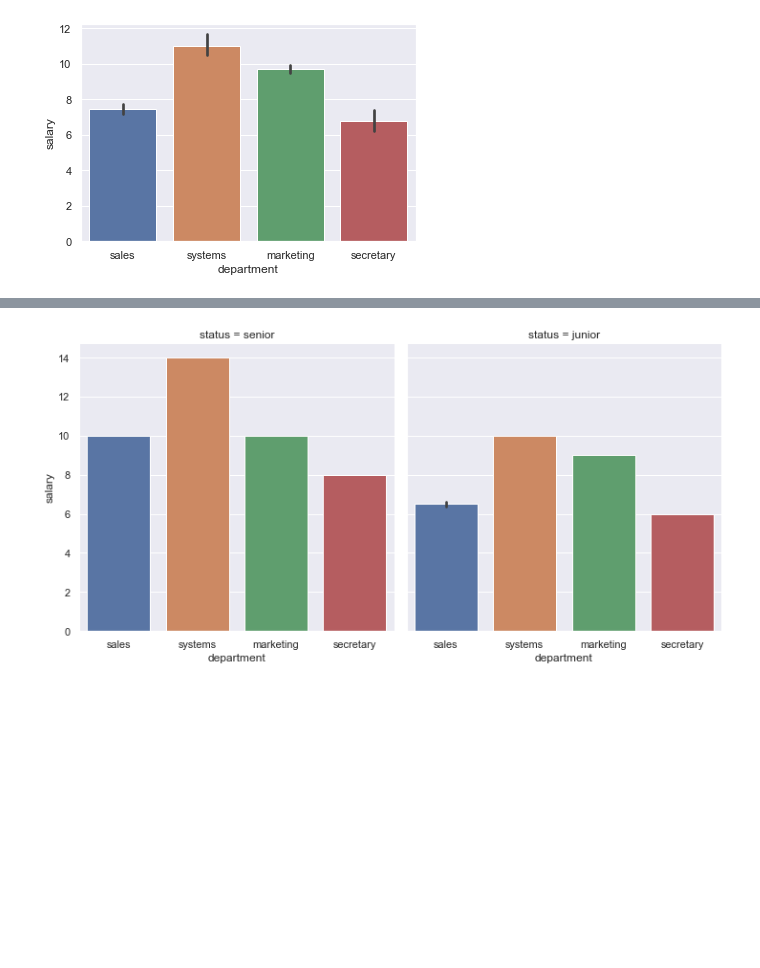
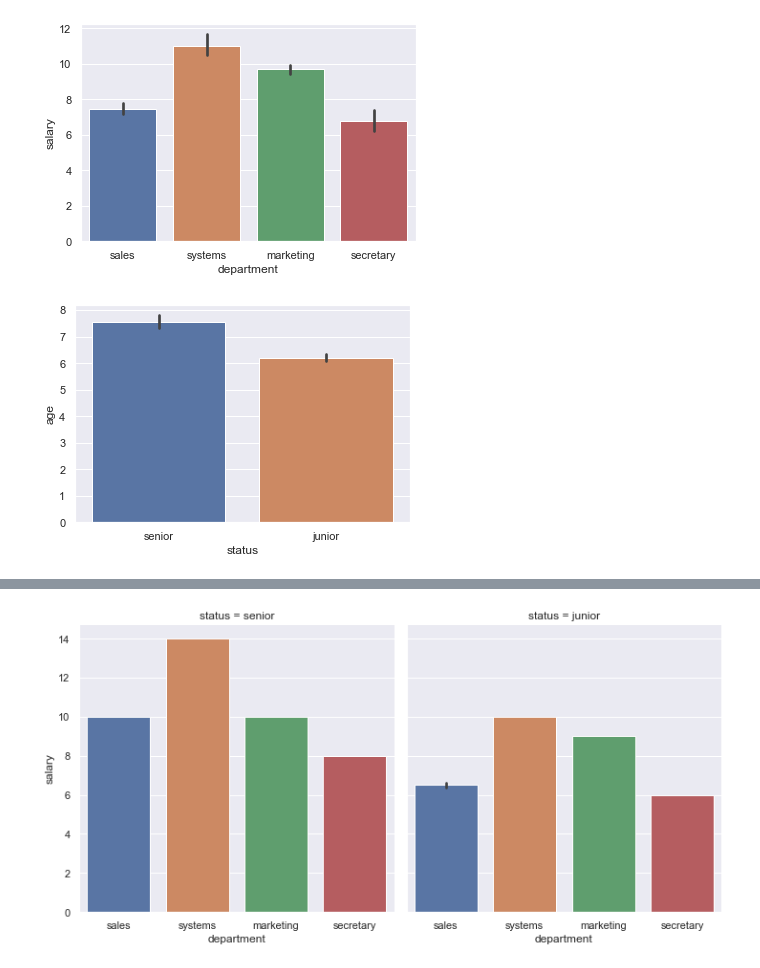
Before and after one commit to tech-david/DSC570, a Jupyter notebook: Topic2/DataDiscovery.ipynb, the cells around one changed output, grey strips where cells are left out. Drawn from its saved outputs; the diff is of its cells as text; code cells hidden in the pictures; blank space fills up the shorter version.

```diff
--- a/Topic2/DataDiscovery.ipynb
+++ b/Topic2/DataDiscovery.ipynb
@@ -46,3 +51,9 @@ sns.barplot(x=performance_decision['department'],
 # %% [output]
 [figure]
+# %%
+sns.barplot(x=performance_decision['status'],
+           y=performance_decision['age']);
+plt.savefig("status-age.png")
+# %% [output]
+[figure, added]
 # %%
```
Also changed, not shown: parts of 10 cells of this notebook, 10 other files.
